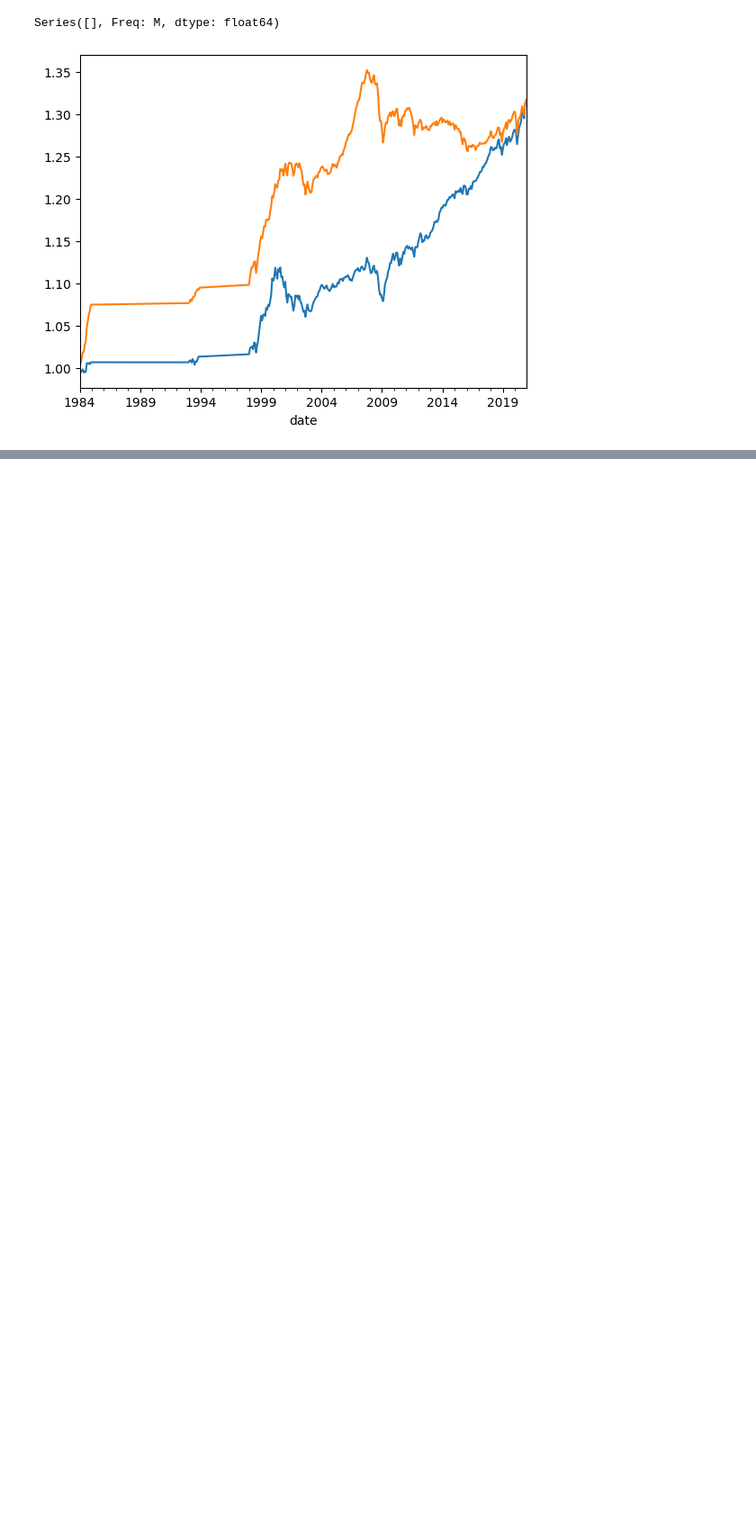
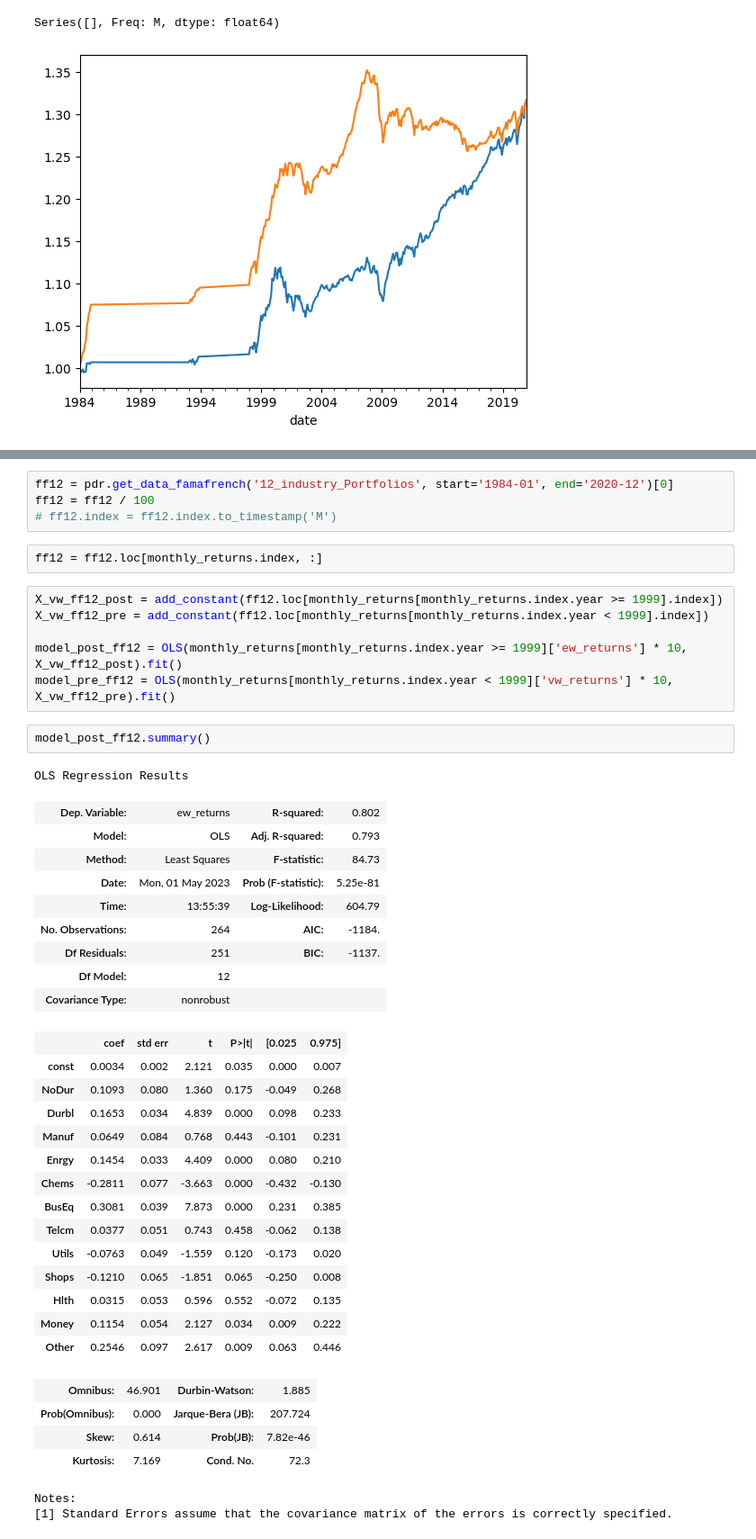
Before and after one commit to jonathoneco/bem114, a Jupyter notebook: Set3/problem12.ipynb, the cells around one changed output, grey strips where cells are left out. Shown: that part at 90% size. Cells and saved outputs as stored; diff of their text form; blank space fills up the shorter version.

```diff
--- a/Set3/problem12.ipynb
+++ b/Set3/problem12.ipynb
@@ -227,0 +227,45 @@ strong multicollinearity or other numerical problems.
+# %%
+ff12 = pdr.get_data_famafrench('12_industry_Portfolios', start='1984-01', end='2020-12')[0]
+ff12 = ff12 / 100
+# ff12.index = ff12.index.to_timestamp('M')
+# %%
+ff12 = ff12.loc[monthly_returns.index, :]
+# %%
+X_vw_ff12_post = add_constant(ff12.loc[monthly_returns[monthly_returns.index.year >= 1999].index])
+X_vw_ff12_pre = add_constant(ff12.loc[monthly_returns[monthly_returns.index.year < 1999].index])
+
+model_post_ff12 = OLS(monthly_returns[monthly_returns.index.year >= 1999]['ew_returns'] * 10, X_vw_ff12_post).fit()
+model_pre_ff12 = OLS(monthly_returns[monthly_returns.index.year < 1999]['vw_returns'] * 10, X_vw_ff12_pre).fit()
+# %%
+model_post_ff12.summary()
+# %% [output]
+OLS Regression Results
+| Dep. Variable: | ew_returns | R-squared: | 0.802 |
+| Model: | OLS | Adj. R-squared: | 0.793 |
+| Method: | Least Squares | F-statistic: | 84.73 |
+| Date: | Mon, 01 May 2023 | Prob (F-statistic): | 5.25e-81 |
+| Time: | 13:55:39 | Log-Likelihood: | 604.79 |
+| No. Observations: | 264 | AIC: | -1184. |
+| Df Residuals: | 251 | BIC: | -1137. |
+| Df Model: | 12 |  |  |
+| Covariance Type: | nonrobust |  |  |
+|  | coef | std err | t | P>|t| | [0.025 | 0.975] |
+| const | 0.0034 | 0.002 | 2.121 | 0.035 | 0.000 | 0.007 |
+| NoDur | 0.1093 | 0.080 | 1.360 | 0.175 | -0.049 | 0.268 |
+| Durbl | 0.1653 | 0.034 | 4.839 | 0.000 | 0.098 | 0.233 |
+| Manuf | 0.0649 | 0.084 | 0.768 | 0.443 | -0.101 | 0.231 |
+| Enrgy | 0.1454 | 0.033 | 4.409 | 0.000 | 0.080 | 0.210 |
+| Chems | -0.2811 | 0.077 | -3.663 | 0.000 | -0.432 | -0.130 |
+| BusEq | 0.3081 | 0.039 | 7.873 | 0.000 | 0.231 | 0.385 |
+| Telcm | 0.0377 | 0.051 | 0.743 | 0.458 | -0.062 | 0.138 |
+| Utils | -0.0763 | 0.049 | -1.559 | 0.120 | -0.173 | 0.020 |
+| Shops | -0.1210 | 0.065 | -1.851 | 0.065 | -0.250 | 0.008 |
+| Hlth | 0.0315 | 0.053 | 0.596 | 0.552 | -0.072 | 0.135 |
+| Money | 0.1154 | 0.054 | 2.127 | 0.034 | 0.009 | 0.222 |
+| Other | 0.2546 | 0.097 | 2.617 | 0.009 | 0.063 | 0.446 |
+| Omnibus: | 46.901 | Durbin-Watson: | 1.885 |
+| Prob(Omnibus): | 0.000 | Jarque-Bera (JB): | 207.724 |
+| Skew: | 0.614 | Prob(JB): | 7.82e-46 |
+| Kurtosis: | 7.169 | Cond. No. | 72.3 |
+Notes:
+[1] Standard Errors assume that the covariance matrix of the errors is correctly specified.
```
Also changed, not shown: parts of 13 cells of this notebook, 1 other file.
